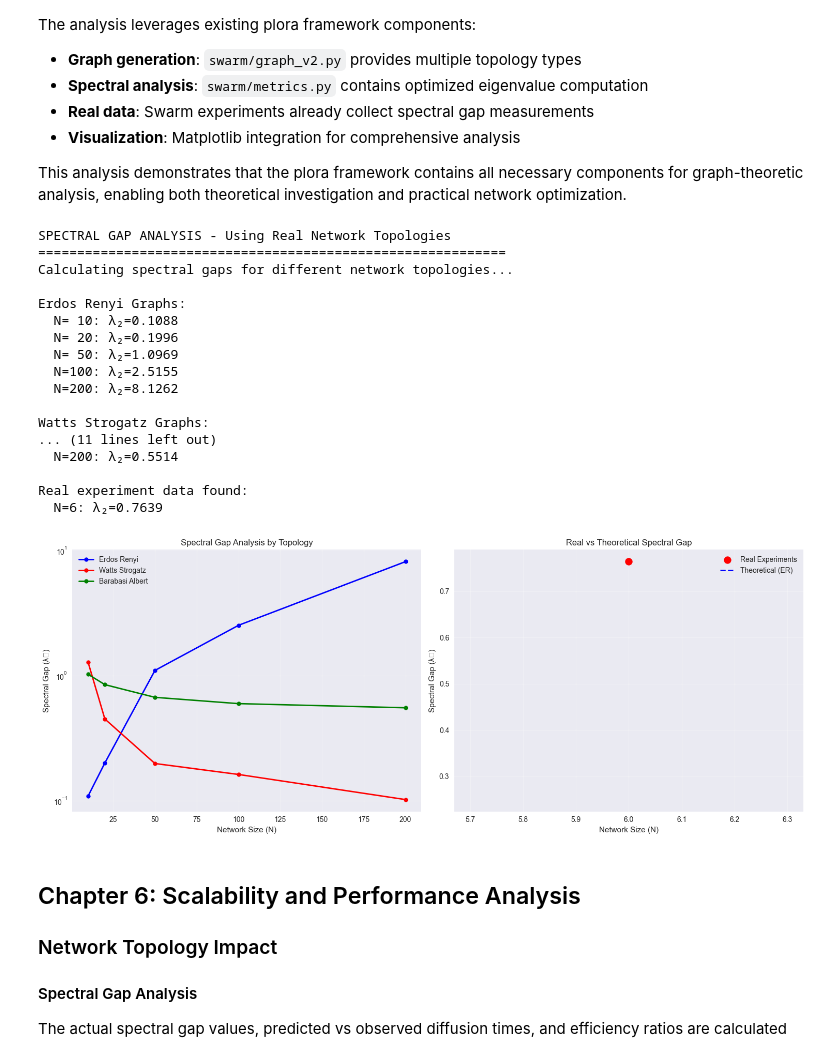
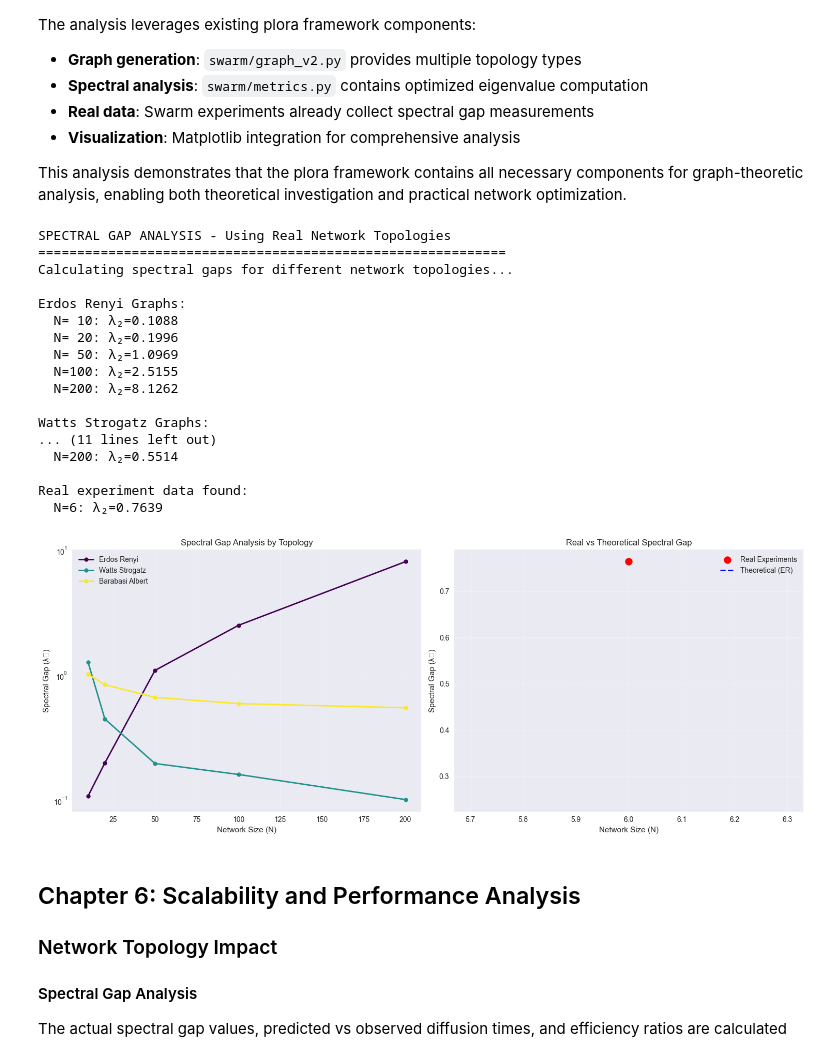
Before and after one commit to lumenintellects/plora, a Jupyter notebook: notebooks/experiment_analysis.ipynb, the cells around one changed output. Drawn from its saved outputs; the diff is of its cells as text; code cells hidden in the pictures.

```diff
--- a/notebooks/experiment_analysis.ipynb
+++ b/notebooks/experiment_analysis.ipynb
@@ -1776,7 +1781,7 @@ for topo in topologies:
 fig, axes = plt.subplots(1, 2, figsize=(15, 6))
 
 # Plot 1: Spectral gap vs network size for different topologies
-colors = ['blue', 'red', 'green']
+colors = plt.cm.viridis(np.linspace(0, 1, len(topologies)))
 for i, (topo, gaps) in enumerate(spectral_data.items()):
     axes[0].plot(network_sizes, gaps, 'o-', color=colors[i],
                  label=topo.replace('_', ' ').title(), linewidth=2, markersize=6)
@@ -1828,34 +1833,34 @@ if swarm_data:
         axes[1].text(0.5, 0.5, 'No Real Experiment Data\nfor Comparison',
                     ha='center', va='center', transform=axes[1].transAxes,
                     fontsize=12, color='gray')
         axes[1].set_title('Real vs Theoretical Comparison')
 else:
     axes[1].text(0.5, 0.5, 'No Swarm Data Available',
                 ha='center', va='center', transform=axes[1].transAxes,
                 fontsize=12, color='gray')
     axes[1].set_title('Real vs Theoretical Comparison')
 
 plt.tight_layout()
 plt.show()
 # %% [output]
 SPECTRAL GAP ANALYSIS - Using Real Network Topologies
 ============================================================
 Calculating spectral gaps for different network topologies...
 
 Erdos Renyi Graphs:
   N= 10: λ₂=0.1088
   N= 20: λ₂=0.1996
   N= 50: λ₂=1.0969
   N=100: λ₂=2.5155
   N=200: λ₂=8.1262
 
 Watts Strogatz Graphs:
 ... (11 lines left out)
   N=200: λ₂=0.5514
 
 Real experiment data found:
   N=6: λ₂=0.7639
-[figure, old version]
+[figure, new version]
 # %% [markdown]
 ## Chapter 6: Scalability and Performance Analysis
 
```
Also changed, not shown: parts of 14 cells of this notebook, 5 other files.
